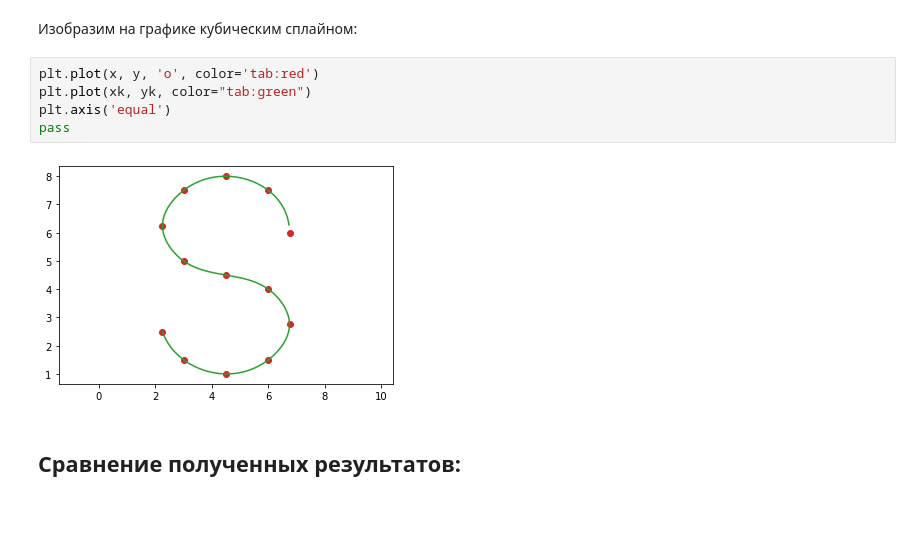
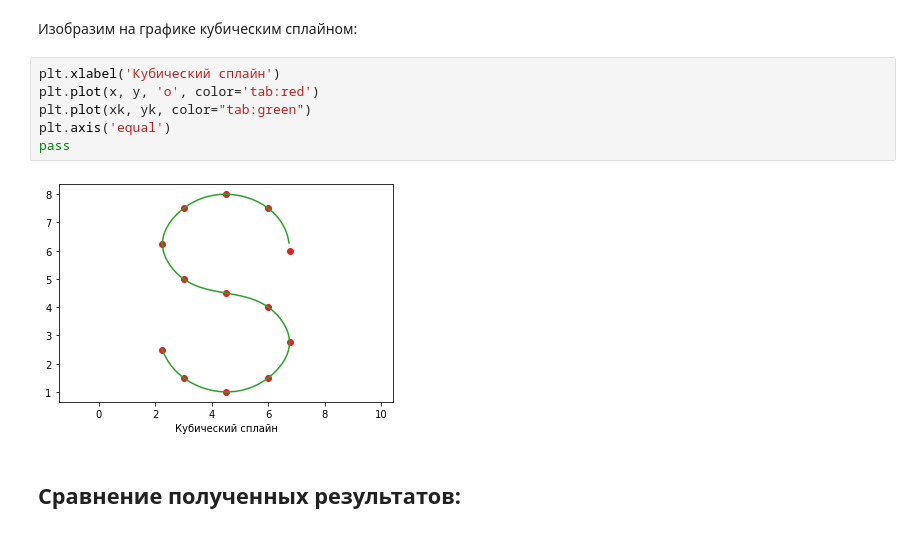
Before and after one commit to farkas51/Interpolation, a Jupyter notebook: Interp.ipynb, the cells around one changed output. Drawn from its saved outputs; the diff is of its cells as text.

```diff
--- a/Interp.ipynb
+++ b/Interp.ipynb
@@ -136,12 +139,13 @@ yk = e(lnp)
 # %% [markdown]
 Изобразим на графике кубическим сплайном:
 # %%
+plt.xlabel('Кубический сплайн')
 plt.plot(x, y, 'o', color='tab:red')
 plt.plot(xk, yk, color="tab:green")
 plt.axis('equal')
 pass
 # %% [output]
-[figure, old version]
+[figure, new version]
 # %% [markdown]
 ## Сравнение полученных результатов:
 # %% [markdown]
```
Also changed, not shown: parts of 3 cells of this notebook.
